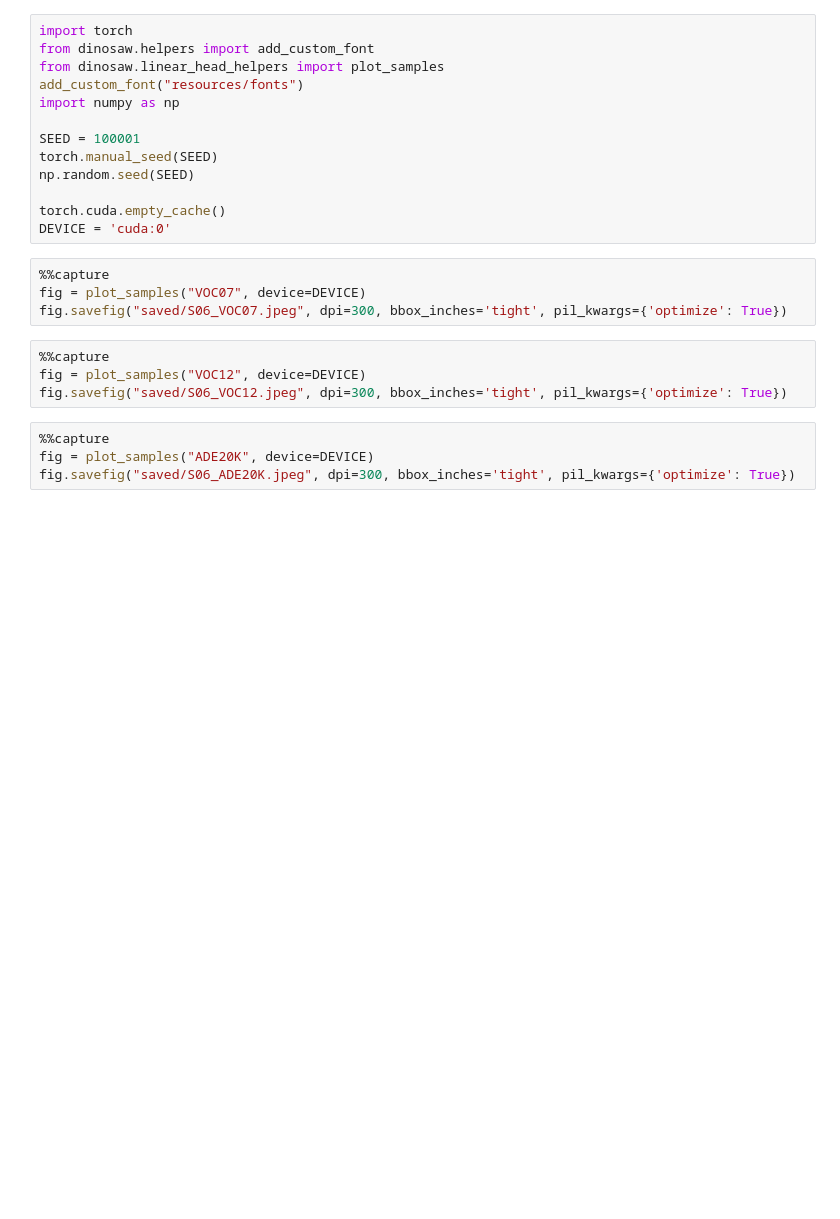
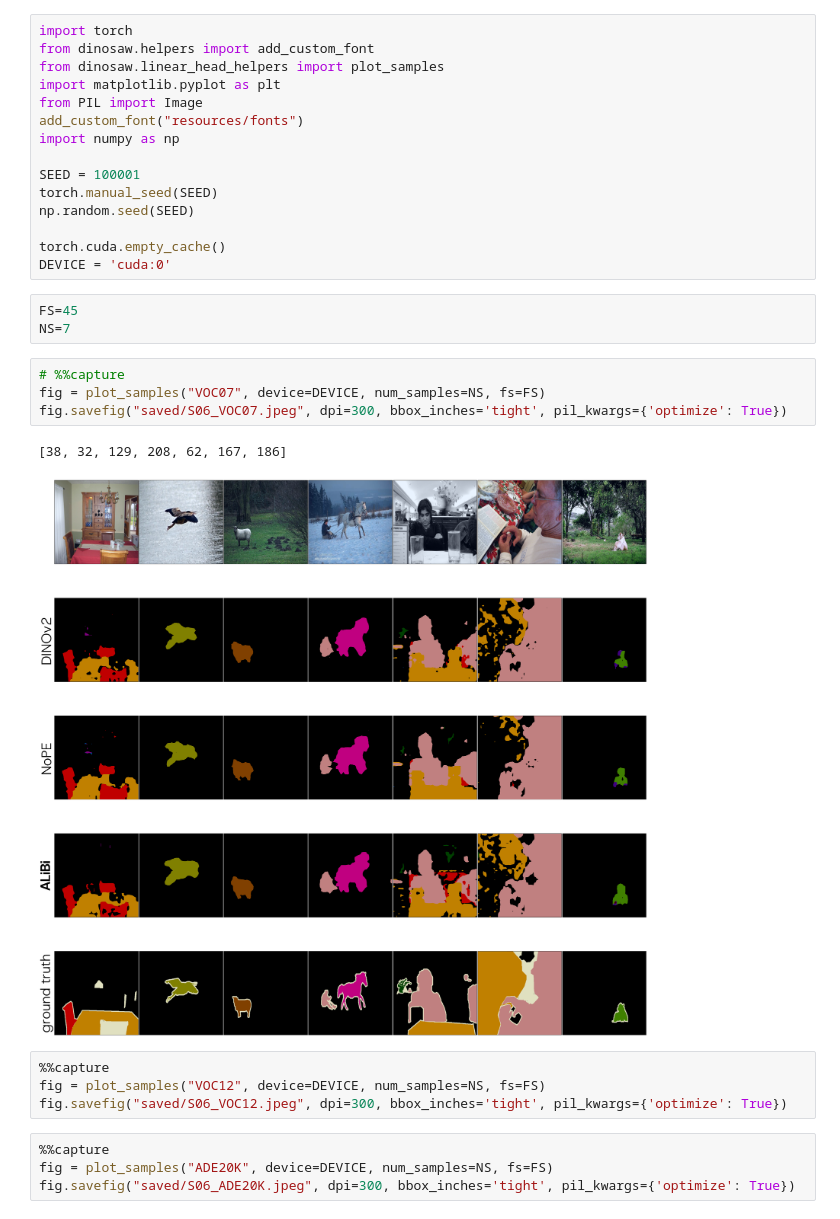
Before and after one commit to tldr-group/dino-saw, a Jupyter notebook: notebooks/paper_figures/S06_example_predictions.ipynb, the cells around one changed output. Drawn from its saved outputs; the diff is of its cells as text; blank space fills up the shorter version.

```diff
--- a/notebooks/paper_figures/S06_example_predictions.ipynb
+++ b/notebooks/paper_figures/S06_example_predictions.ipynb
@@ -2,6 +2,8 @@
 import torch
 from dinosaw.helpers import add_custom_font
 from dinosaw.linear_head_helpers import plot_samples
+import matplotlib.pyplot as plt
+from PIL import Image
 add_custom_font("resources/fonts")
 import numpy as np
 
@@ -11,15 +13,21 @@ np.random.seed(SEED)
 
 torch.cuda.empty_cache()
 DEVICE = 'cuda:0'
+# %%
+FS=45
+NS=7
 # %%
-%%capture
-fig = plot_samples("VOC07", device=DEVICE)
+# %%capture
+fig = plot_samples("VOC07", device=DEVICE, num_samples=NS, fs=FS)
 fig.savefig("saved/S06_VOC07.jpeg", dpi=300, bbox_inches='tight', pil_kwargs={'optimize': True})
+# %% [output]
+[38, 32, 129, 208, 62, 167, 186]
+[figure, added]
 # %%
 %%capture
-fig = plot_samples("VOC12", device=DEVICE)
+fig = plot_samples("VOC12", device=DEVICE, num_samples=NS, fs=FS)
 fig.savefig("saved/S06_VOC12.jpeg", dpi=300, bbox_inches='tight', pil_kwargs={'optimize': True})
 # %%
 %%capture
-fig = plot_samples("ADE20K", device=DEVICE)
+fig = plot_samples("ADE20K", device=DEVICE, num_samples=NS, fs=FS)
 fig.savefig("saved/S06_ADE20K.jpeg", dpi=300, bbox_inches='tight', pil_kwargs={'optimize': True})
```
Also changed, not shown: parts of 1 cell of this notebook, 1 other file.
